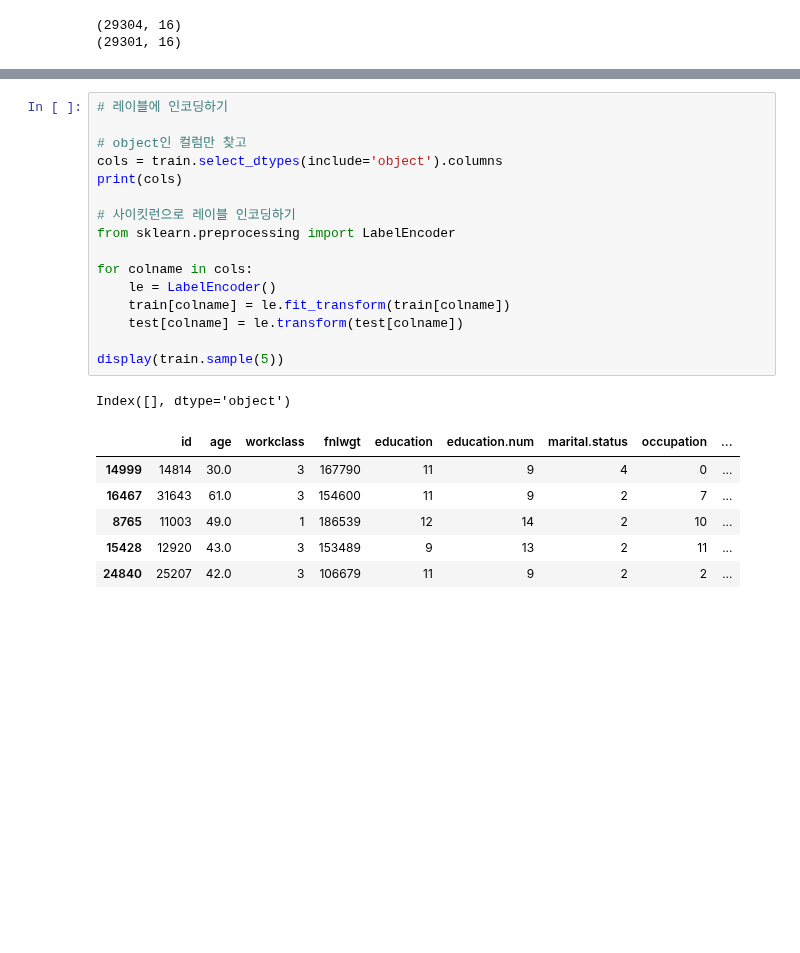
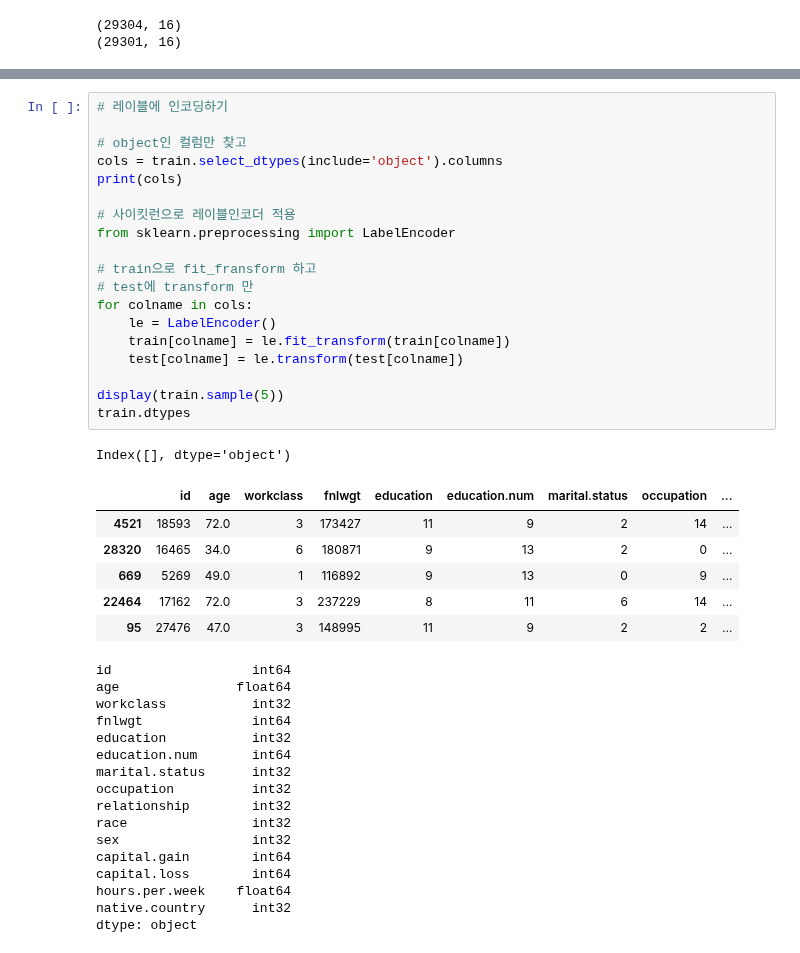
Before and after one commit to YoungriKIM/Engineer_Big_Data_Analysis, a Jupyter notebook: 퇴근후딴짓/part2/ch2/selfstudy.ipynb, the cells around one changed output, grey strips where cells are left out. Drawn from its saved outputs; the diff is of its cells as text; blank space fills up the shorter version.

```diff
--- a/퇴근후딴짓/part2/ch2/selfstudy.ipynb
+++ b/퇴근후딴짓/part2/ch2/selfstudy.ipynb
@@ -286,24 +288,43 @@ print(encoded_test.shape)
 # %%
 # 레이블에 인코딩하기
 
 # object인 컬럼만 찾고
 cols = train.select_dtypes(include='object').columns
 print(cols)
 
-# 사이킷런으로 레이블 인코딩하기
+# 사이킷런으로 레이블인코더 적용
 from sklearn.preprocessing import LabelEncoder
 
+# train으로 fit_fransform 하고
+# test에 transform 만
 for colname in cols:
     le = LabelEncoder()
     train[colname] = le.fit_transform(train[colname])
     test[colname] = le.transform(test[colname])
 
 display(train.sample(5))
+train.dtypes
 # %% [output]
 Index([], dtype='object')
 |  | id | age | workclass | fnlwgt | education | education.num | marital.status | occupation | ... |
-| 14999 | 14814 | 30.0 | 3 | 167790 | 11 | 9 | 4 | 0 | ... |
-| 16467 | 31643 | 61.0 | 3 | 154600 | 11 | 9 | 2 | 7 | ... |
-| 8765 | 11003 | 49.0 | 1 | 186539 | 12 | 14 | 2 | 10 | ... |
-| 15428 | 12920 | 43.0 | 3 | 153489 | 9 | 13 | 2 | 11 | ... |
-| 24840 | 25207 | 42.0 | 3 | 106679 | 11 | 9 | 2 | 2 | ... |
+| 4521 | 18593 | 72.0 | 3 | 173427 | 11 | 9 | 2 | 14 | ... |
+| 28320 | 16465 | 34.0 | 6 | 180871 | 9 | 13 | 2 | 0 | ... |
+| 669 | 5269 | 49.0 | 1 | 116892 | 9 | 13 | 0 | 9 | ... |
+| 22464 | 17162 | 72.0 | 3 | 237229 | 8 | 11 | 6 | 14 | ... |
+| 95 | 27476 | 47.0 | 3 | 148995 | 11 | 9 | 2 | 2 | ... |
+id                  int64
+age               float64
+workclass           int32
+fnlwgt              int64
+education           int32
+education.num       int64
+marital.status      int32
+occupation          int32
+relationship        int32
+race                int32
+sex                 int32
+capital.gain        int64
+capital.loss        int64
+hours.per.week    float64
+native.country      int32
+dtype: object
```
Also changed, not shown: parts of 15 cells of this notebook, 1 other file.
